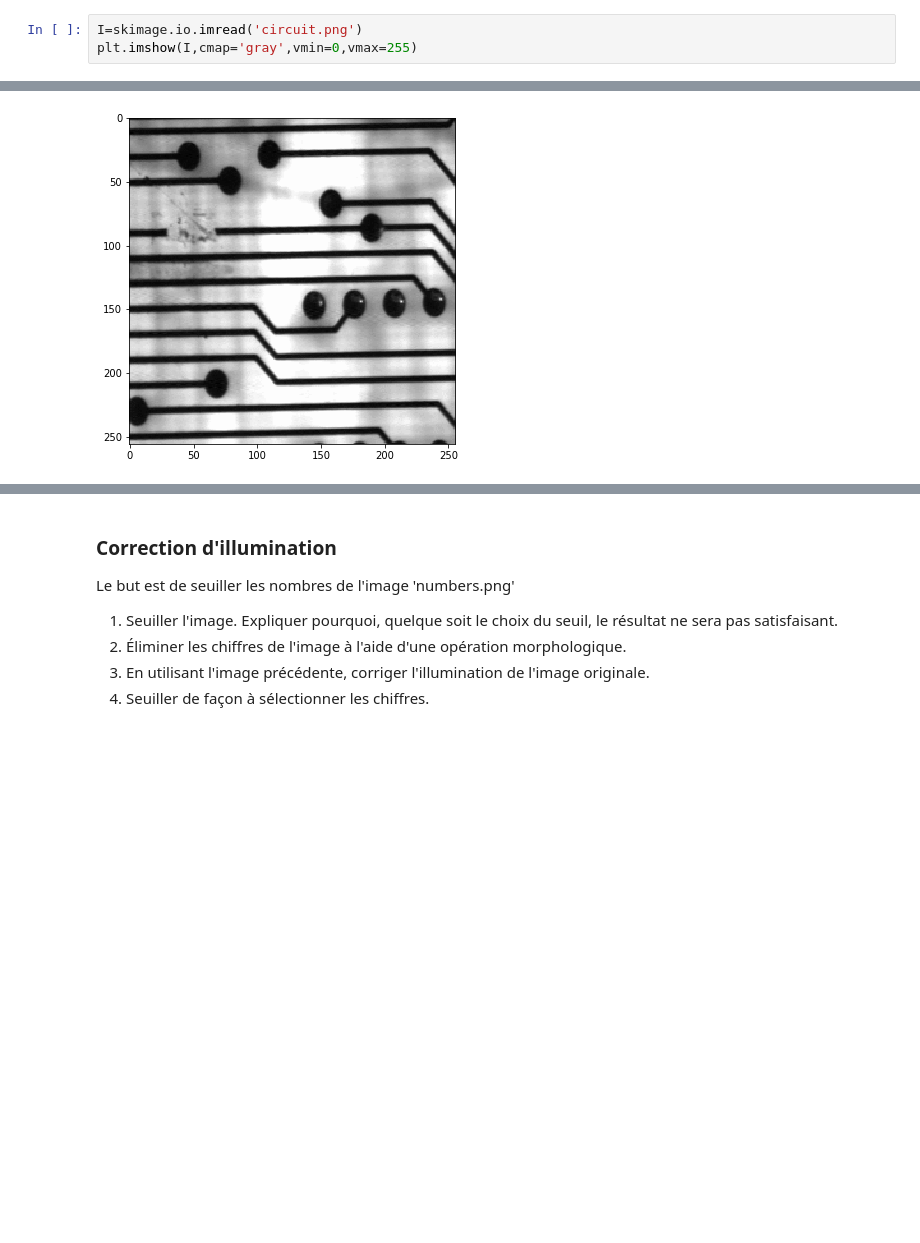
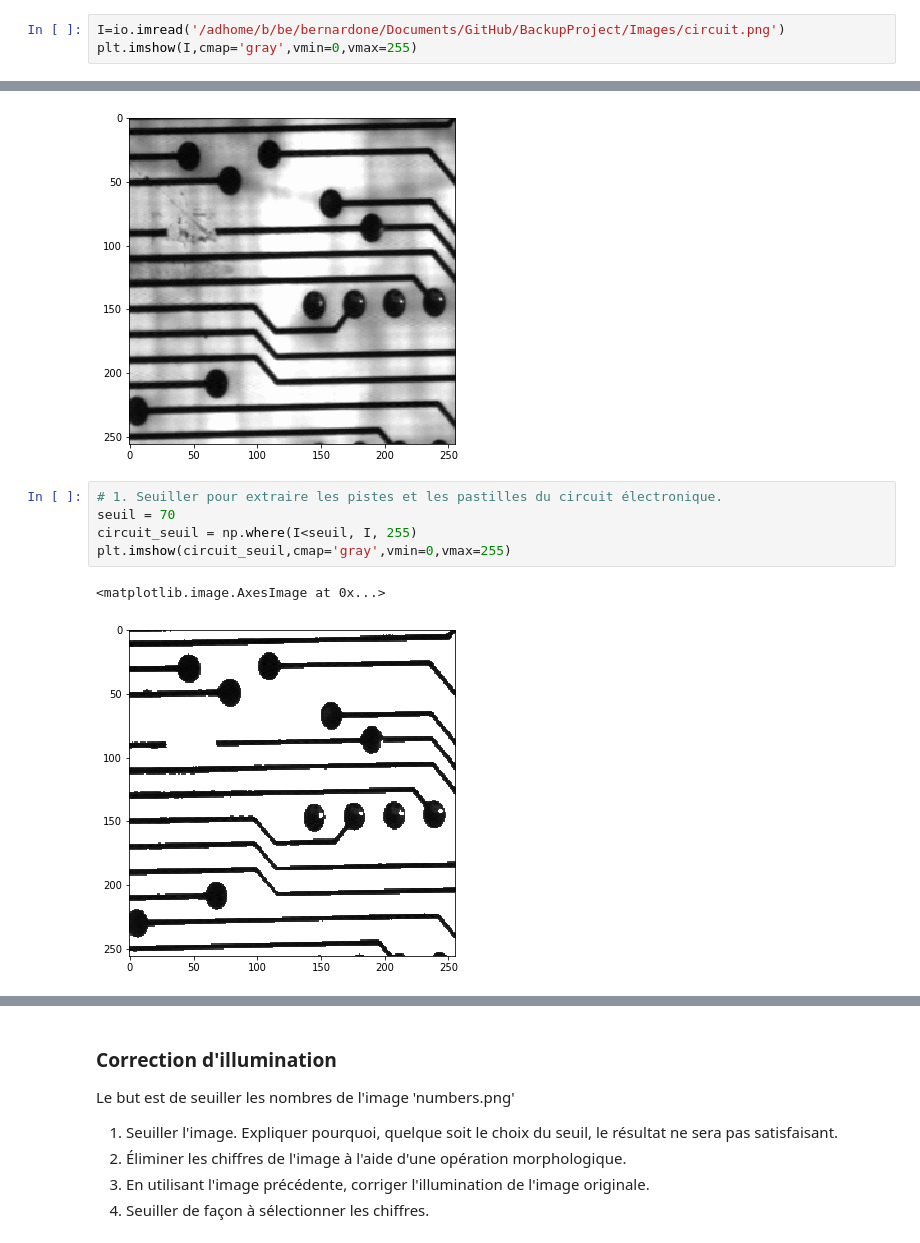
Before and after one commit to Polymorphhh/BackupProject, a Jupyter notebook: M2_I3D_Morpho_math_TP1.ipynb, the cells around one changed output, grey strips where cells are left out. Cells and saved outputs as stored; diff of their text form; blank space fills up the shorter version.

```diff
--- a/M2_I3D_Morpho_math_TP1.ipynb
+++ b/M2_I3D_Morpho_math_TP1.ipynb
@@ -159,8 +162,16 @@ Dans l'image 'circuit.pgm' :
 3. Extraire les pastilles.
 4. Extraire les pistes.
 # %%
-I=skimage.io.imread('circuit.png')
+I=io.imread('/adhome/b/be/bernardone/Documents/GitHub/BackupProject/Images/circuit.png')
 plt.imshow(I,cmap='gray',vmin=0,vmax=255)
 # %% [output]
 <matplotlib.image.AxesImage at 0x...>
 [figure]
+# %%
+# 1. Seuiller pour extraire les pistes et les pastilles du circuit électronique.
+seuil = 70
+circuit_seuil = np.where(I<seuil, I, 255)
+plt.imshow(circuit_seuil,cmap='gray',vmin=0,vmax=255)
+# %% [output]
+<matplotlib.image.AxesImage at 0x...>
+[figure, added]
```
Also changed, not shown: parts of 12 cells of this notebook, 42 other files.
